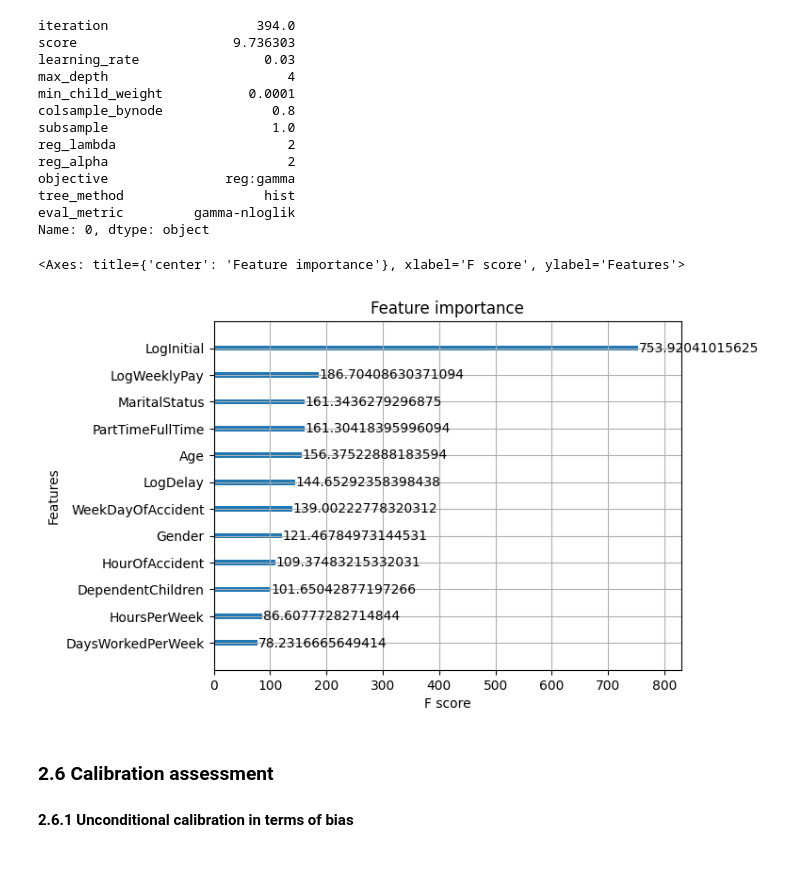
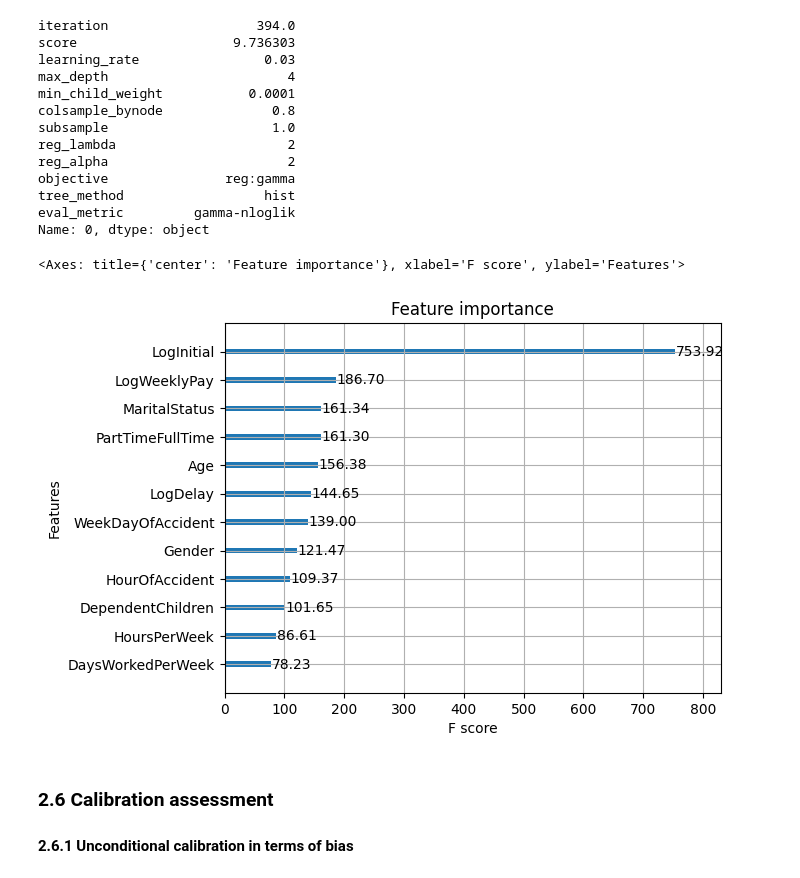
Before and after one commit to actuarial-data-science/Tutorials, a Jupyter notebook: 11 - Model Comparison and Calibration Assessment/model_comparison_calibration_ass.ipynb, the cells around one changed output. Saved outputs shown, nothing was run; the diff lists cells and outputs as text; code cells hidden in the pictures.

```diff
--- a/11 - Model Comparison and Calibration Assessment/model_comparison_calibration_ass.ipynb
+++ b/11 - Model Comparison and Calibration Assessment/model_comparison_calibration_ass.ipynb
@@ -97,7 +95,9 @@ df = df.assign(
     DateTimeOfAccident=lambda x: pd.to_datetime(x["DateTimeOfAccident"]),
     DateOfAccident=lambda x: x.DateTimeOfAccident.dt.date,
     DateReported=lambda x: pd.to_datetime(x.DateReported).dt.date,
-    LogDelay=lambda x: np.log1p(pd.to_timedelta(x.DateReported - x.DateOfAccident).dt.days),
+    LogDelay=lambda x: np.log1p(
+        pd.to_timedelta(x.DateReported - x.DateOfAccident).dt.days
+    ),
     HourOfAccident=lambda x: x.DateTimeOfAccident.dt.hour,
     WeekDayOfAccident=lambda x: pd.Categorical.from_codes(
         codes=x.DateTimeOfAccident.dt.weekday,
@@ -158,12 +158,21 @@ The prepared dataset contains 82017 rows and 13 columns.
 #### 2.3.1 Univariate description of target
 # %%
 ax = sns.histplot(
-    data=df, x=y_var, bins=200, log_scale=True, stat="density", element="step",
+    data=df,
+    x=y_var,
+    bins=200,
+    log_scale=True,
+    stat="density",
+    element="step",
 )
 for i, (name, fun) in enumerate([("mean", np.mean), ("median", np.median)]):
     ax.axvline(
-        x=fun(df[y_var]), ymin=0, ymax=1,
-        color=f"C{i+1}", linestyle="--", label=name,
+        x=fun(df[y_var]),
+        ymin=0,
+        ymax=1,
+        color=f"C{i+1}",
+        linestyle="--",
+        label=name,
     )
 ax.legend()
 ax.set_title("Histogram of UltimateIncurredClaimCost")
@@ -252,11 +289,15 @@ Text(0.5, 0.98, 'Heatmaps for numerical features')
 Next, we split our dataset into training and test data.
 # %%
 df_train, df_test = train_test_split(
-    df, train_size=0.75, random_state=31415,
+    df,
+    train_size=0.75,
+    random_state=31415,
 )
-df_all = pd.concat(
-    (df_train, df_test), axis=0, keys=("train", "test")
-).reset_index(level=0).rename(columns={"level_0": "dataset"})
+df_all = (
+    pd.concat((df_train, df_test), axis=0, keys=("train", "test"))
+    .reset_index(level=0)
+    .rename(columns={"level_0": "dataset"})
+)
 
 y_train, y_test = df_train[y_var], df_test[y_var]
 X_train, X_test = df_train[x_vars], df_test[x_vars]
@@ -464,10 +514,10 @@ def m_xgb_corr_predict(X):
     return corr_fact_xgb * m_xgb_predict(X)
 # %%
 # feature importance, helps to select features for calibration analysis
-xgboost.plot_importance(m_xgb, importance_type="gain")
+xgboost.plot_importance(m_xgb, importance_type="gain", values_format="{v:.2f}")
 # %% [output]
 <Axes: title={'center': 'Feature importance'}, xlabel='F score', ylabel='Features'>
-[figure, old version]
+[figure, new version]
 # %% [markdown]
 ### 2.6 Calibration assessment
 #### 2.6.1 Unconditional calibration in terms of bias
```
Also changed, not shown: parts of 62 cells of this notebook, 3 other files.
